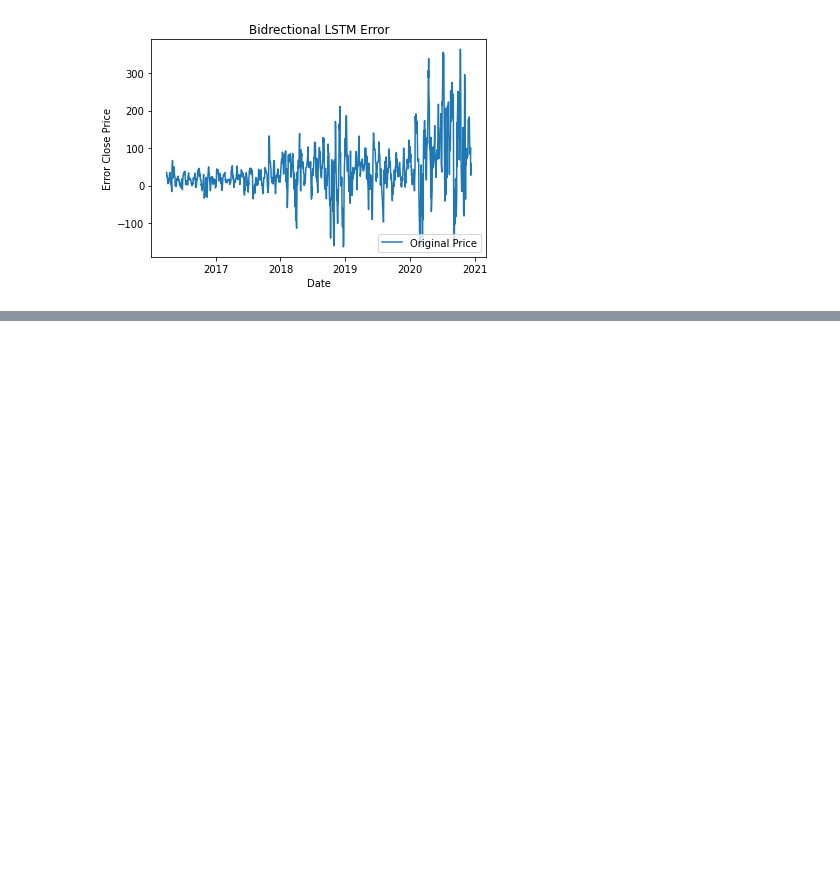
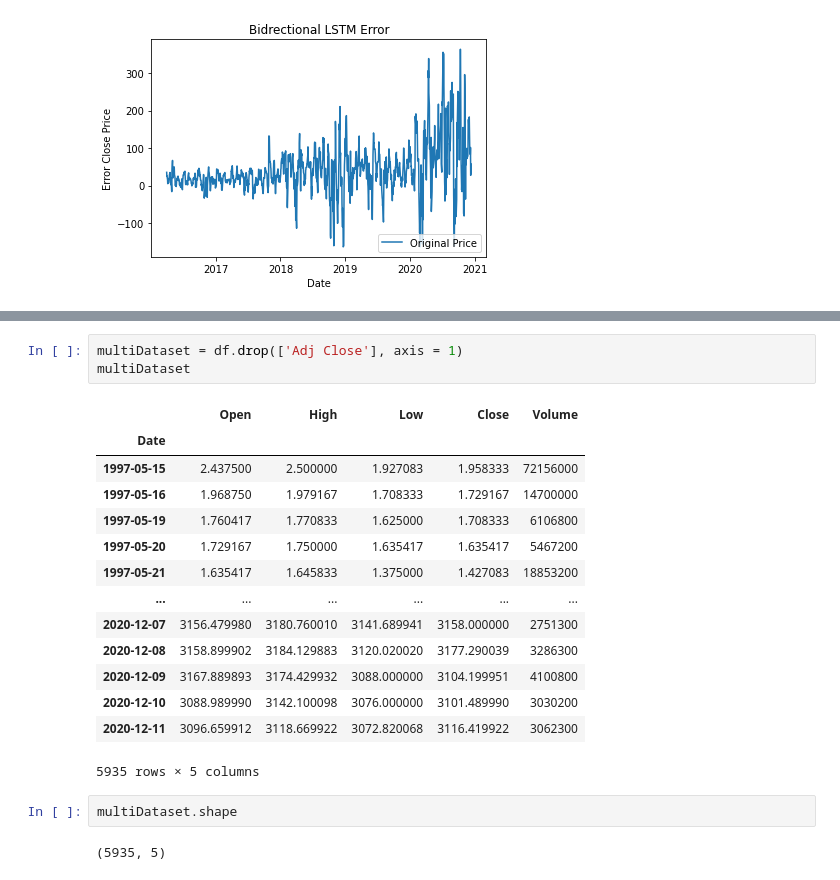
Before and after one commit to Wal1d/Stock-Market-RNN, a Jupyter notebook: stock market.ipynb, the cells around one changed output, grey strips where cells are left out. Drawn from its saved outputs; the diff is of its cells as text; blank space fills up the shorter version.

```diff
--- a/stock market.ipynb
+++ b/stock market.ipynb
@@ -389,0 +402,22 @@ plt.show()
+# %%
+multiDataset = df.drop(['Adj Close'], axis = 1)
+multiDataset
+# %% [output]
+|  | Open | High | Low | Close | Volume |
+| Date |  |  |  |  |  |
+| 1997-05-15 | 2.437500 | 2.500000 | 1.927083 | 1.958333 | 72156000 |
+| 1997-05-16 | 1.968750 | 1.979167 | 1.708333 | 1.729167 | 14700000 |
+| 1997-05-19 | 1.760417 | 1.770833 | 1.625000 | 1.708333 | 6106800 |
+| 1997-05-20 | 1.729167 | 1.750000 | 1.635417 | 1.635417 | 5467200 |
+| 1997-05-21 | 1.635417 | 1.645833 | 1.375000 | 1.427083 | 18853200 |
+| ... | ... | ... | ... | ... | ... |
+| 2020-12-07 | 3156.479980 | 3180.760010 | 3141.689941 | 3158.000000 | 2751300 |
+| 2020-12-08 | 3158.899902 | 3184.129883 | 3120.020020 | 3177.290039 | 3286300 |
+| 2020-12-09 | 3167.889893 | 3174.429932 | 3088.000000 | 3104.199951 | 4100800 |
+| 2020-12-10 | 3088.989990 | 3142.100098 | 3076.000000 | 3101.489990 | 3030200 |
+| 2020-12-11 | 3096.659912 | 3118.669922 | 3072.820068 | 3116.419922 | 3062300 |
+5935 rows × 5 columns
+# %%
+multiDataset.shape
+# %% [output]
+(5935, 5)
```
Also changed, not shown: parts of 20 cells of this notebook.
